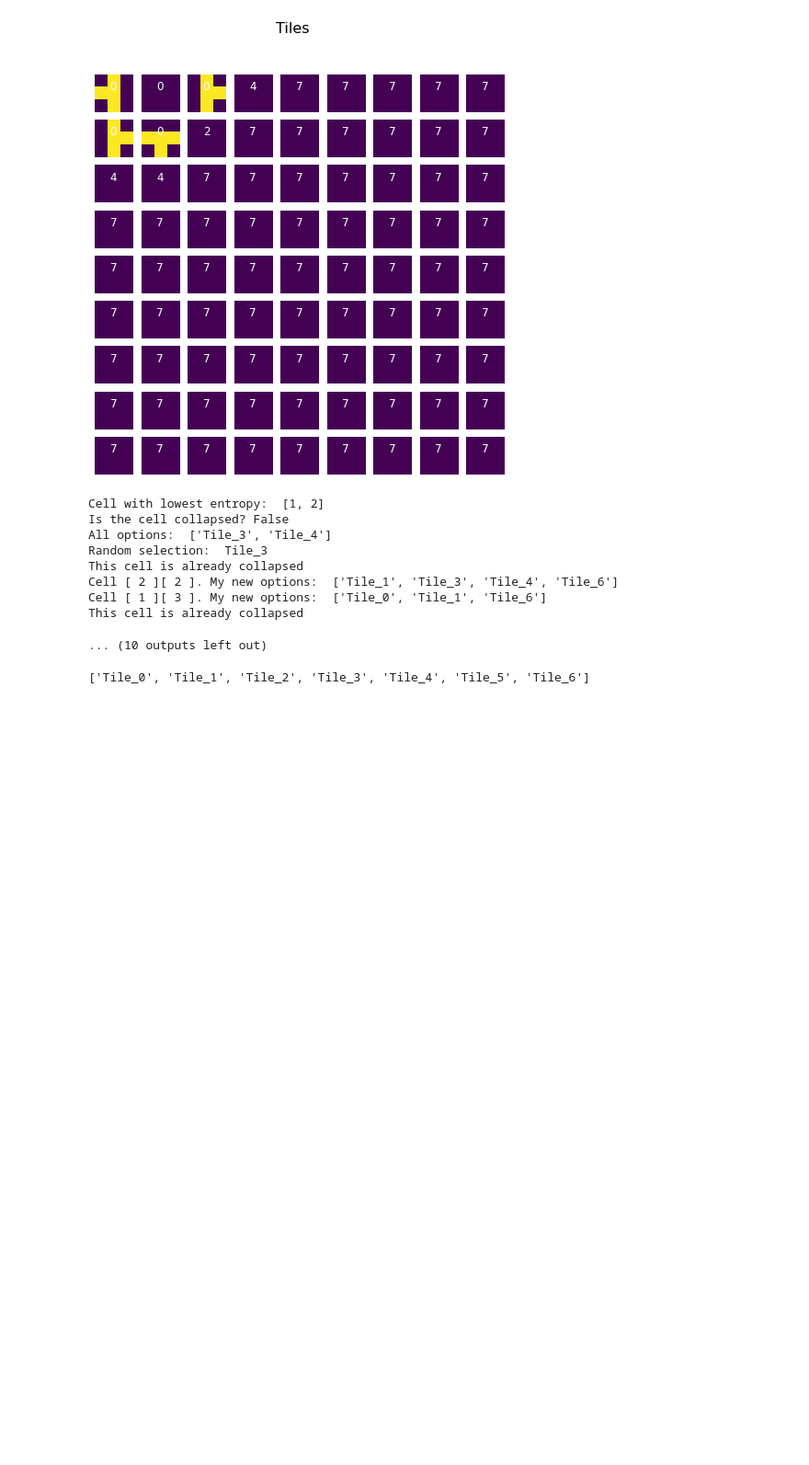
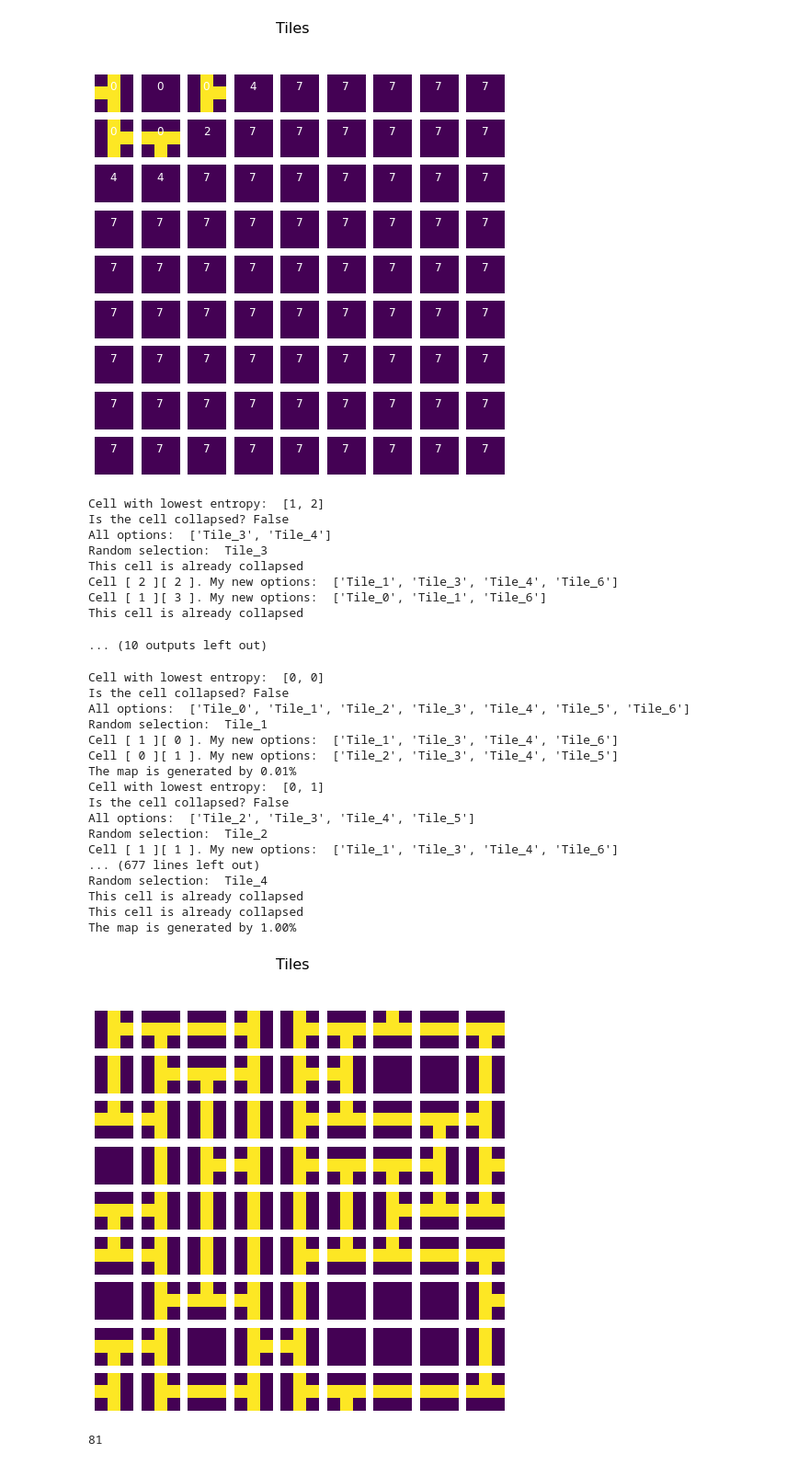
Before and after one commit to thoroc/Wave-Function-Collapse-Grid-World-Maze, a Jupyter notebook: Wave_Function_Collapse.ipynb, the cells around one changed output. Shown at 92% size. Cells and saved outputs as stored; diff of their text form; code cells hidden in the pictures; blank space fills up the shorter version.

```diff
--- a/Wave_Function_Collapse.ipynb
+++ b/Wave_Function_Collapse.ipynb
@@ -272,6 +272,7 @@ class Grid():
     self.size = size
     self.Tiles = TilesClass()
     self.Cells = np.ndarray(shape=(size,size), dtype=Cell)
+    self.CollapsedCells = 0
 
     for i in range(size):
       for j in range(size):
@@ -397,6 +398,14 @@ class Grid():
     self.CollapseCell(index)
     # Propagate entropy to neighbours, change their available options
     self.UpdateOptionsOfOthers(index)
+    self.CollapsedCells = self.CollapsedCells + 1
+
+  def GenerateMap(self):
+    maxNumberCollapsedCells = int(self.size * self.size)
+    while self.CollapsedCells < maxNumberCollapsedCells:
+      self.Update()
+      percent = self.CollapsedCells / maxNumberCollapsedCells
+      print(f"The map is generated by {percent:.2f}%")
 # %%
 Game = Grid(9)
 Game.DrawBoard(includeEntropy = True)
@@ -508,7 +517,31 @@ Cell [ 2 ][ 2 ]. My new options:  ['Tile_1', 'Tile_3', 'Tile_4', 'Tile_6']
 Cell [ 1 ][ 3 ]. My new options:  ['Tile_0', 'Tile_1', 'Tile_6']
 This cell is already collapsed
 ... (10 outputs left out)
-# %%
-Game.Cells[1][2].options
-# %% [output]
-['Tile_0', 'Tile_1', 'Tile_2', 'Tile_3', 'Tile_4', 'Tile_5', 'Tile_6']
+# %%
+Game = Grid(9)
+Game.GenerateMap()
+Game.DrawBoard()
+# %% [output]
+Cell with lowest entropy:  [0, 0]
+Is the cell collapsed? False
+All options:  ['Tile_0', 'Tile_1', 'Tile_2', 'Tile_3', 'Tile_4', 'Tile_5', 'Tile_6']
+Random selection:  Tile_1
+Cell [ 1 ][ 0 ]. My new options:  ['Tile_1', 'Tile_3', 'Tile_4', 'Tile_6']
+Cell [ 0 ][ 1 ]. My new options:  ['Tile_2', 'Tile_3', 'Tile_4', 'Tile_5']
+The map is generated by 0.01%
+Cell with lowest entropy:  [0, 1]
+Is the cell collapsed? False
+All options:  ['Tile_2', 'Tile_3', 'Tile_4', 'Tile_5']
+Random selection:  Tile_2
+Cell [ 1 ][ 1 ]. My new options:  ['Tile_1', 'Tile_3', 'Tile_4', 'Tile_6']
+... (677 lines left out)
+Random selection:  Tile_4
+This cell is already collapsed
+This cell is already collapsed
+The map is generated by 1.00%
+[figure, added]
+# %%
+maxNumberCollapsedCells = int(9 * 9)
+maxNumberCollapsedCells
+# %% [output]
+81
```
